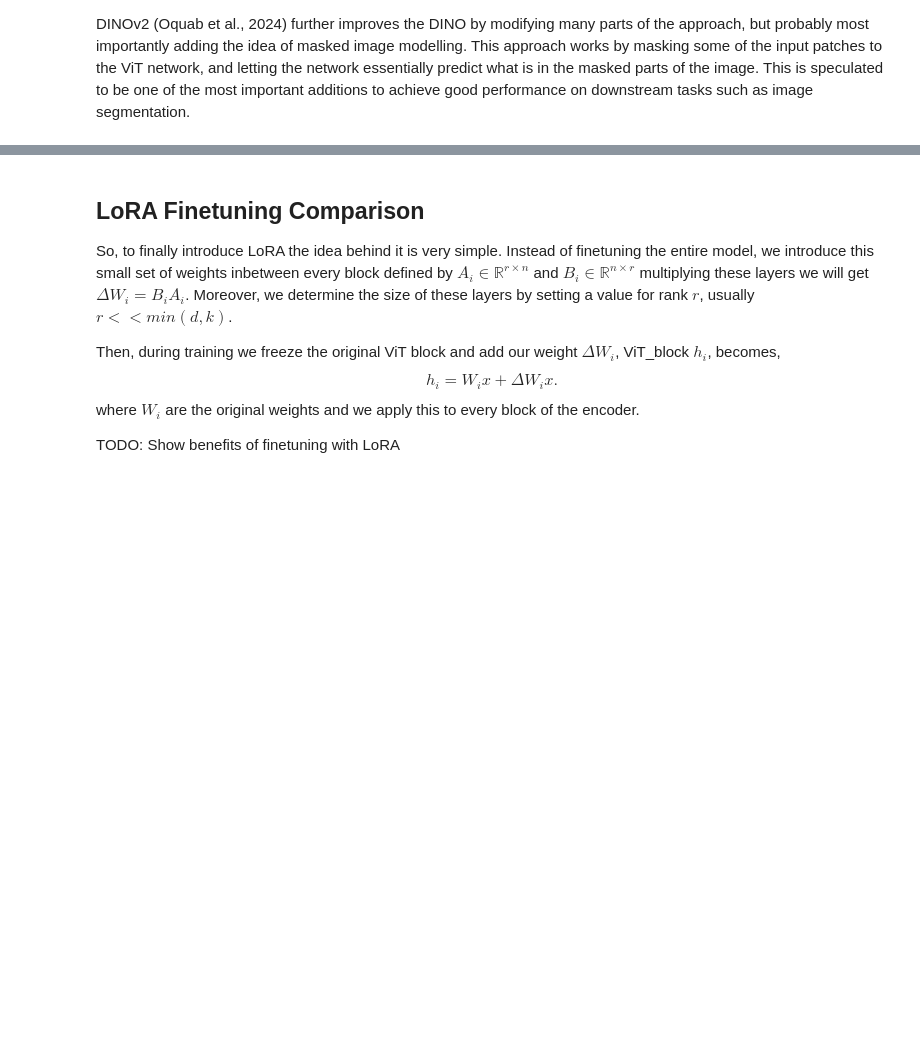
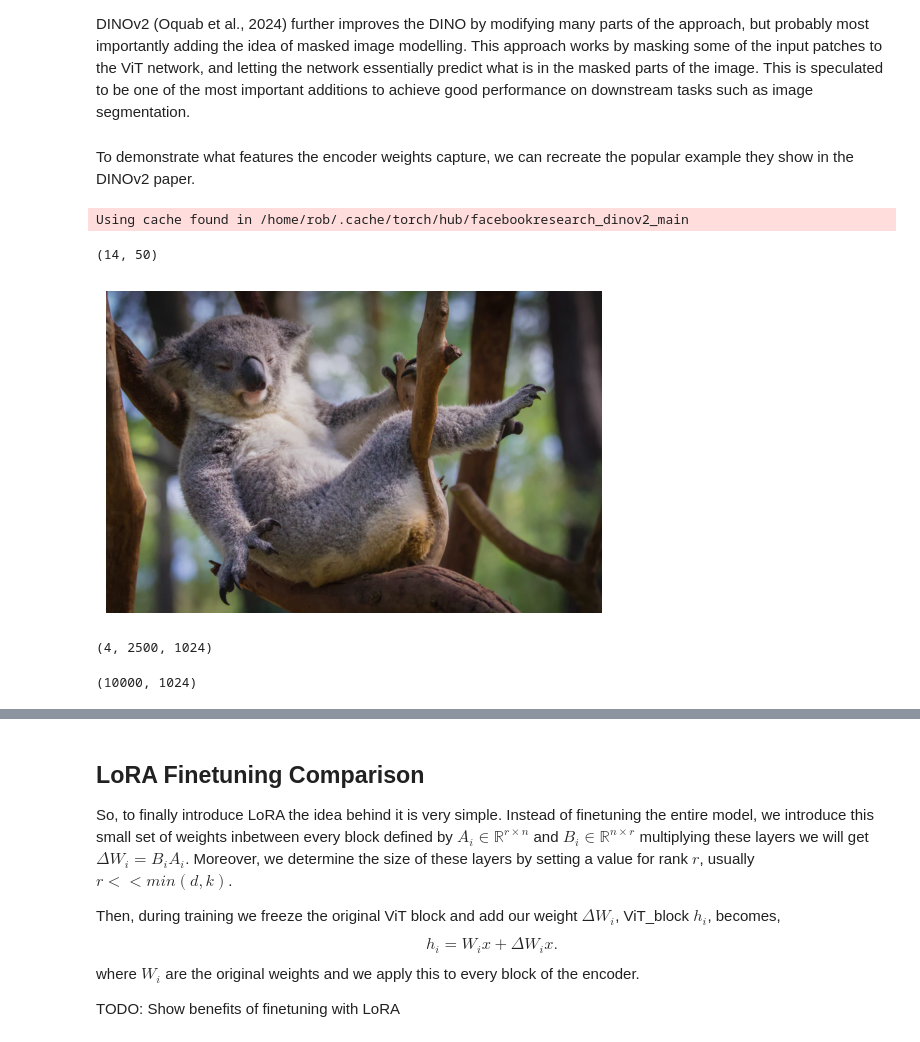
Before and after one commit to RobvanGastel/dinov2-finetune, a Jupyter notebook: Explanation.ipynb, the cells around one changed output, grey strips where cells are left out. Saved outputs shown, nothing was run; the diff lists cells and outputs as text; code cells hidden in the pictures; blank space fills up the shorter version.

```diff
--- a/Explanation.ipynb
+++ b/Explanation.ipynb
@@ -23,3 +23,5 @@ The first self-**di**stillation with **no** labels (DINO) method already used Vi
 </div>
 
 DINOv2 (Oquab et al., 2024) further improves the DINO by modifying many parts of the approach, but probably most importantly adding the idea of masked image modelling. This approach works by masking some of the input patches to the ViT network, and letting the network essentially predict what is in the masked parts of the image. This is speculated to be one of the most important additions to achieve good performance on downstream tasks such as image segmentation.
+# %% [markdown]
+To demonstrate what features the encoder weights capture, we can recreate the popular example they show in the DINOv2 paper.
@@ -25,0 +38,30 @@ DINOv2 (Oquab et al., 2024) further improves the DINO by modifying many parts of
+# %%
+# Load a pre-trained ViT model
+size = "large"
+
+backbones = {
+    "small": "vits14",
+    "base": "vitb14",
+    "large": "vitl14",
+    "giant": "vitg14",
+}
+encoder = torch.hub.load(repo_or_dir="facebookresearch/dinov2", model=f"dinov2_{backbones[size]}").cuda()
+
+patch_size = encoder.patch_size
+patch_h, patch_w = 14*50//patch_size, 14*50//patch_size
+background_threshold = 0.5
+
+patch_size, patch_h
+# %% [output]
+Using cache found in /home/rob/.cache/torch/hub/facebookresearch_dinov2_main
+(14, 50)
+# %%
+# For the example, I took a set of koalas
+samples = glob.glob('assets/*.png')
+images = [cv2.cvtColor(cv2.imread(path), cv2.COLOR_BGR2RGB) for path in samples]
+
+plt.imshow(images[0])
+plt.axis('off')
+plt.show()
+# %% [output]
+[figure, added]
@@ -25,0 +78,14 @@ DINOv2 (Oquab et al., 2024) further improves the DINO by modifying many parts of
+# %%
+x = torch.tensor(np.concatenate(transformed_images)).cuda()
+
+# Passing the input through the encoder
+features_dict = encoder.forward_features(x)
+features = features_dict['x_norm_patchtokens'].detach().cpu().numpy()
+features.shape
+# %% [output]
+(4, 2500, 1024)
+# %%
+patch_features = features.reshape(len(images) * patch_h * patch_w, -1)
+patch_features.shape
+# %% [output]
+(10000, 1024)
```
Also changed, not shown: parts of 5 cells of this notebook, 2 other files.
